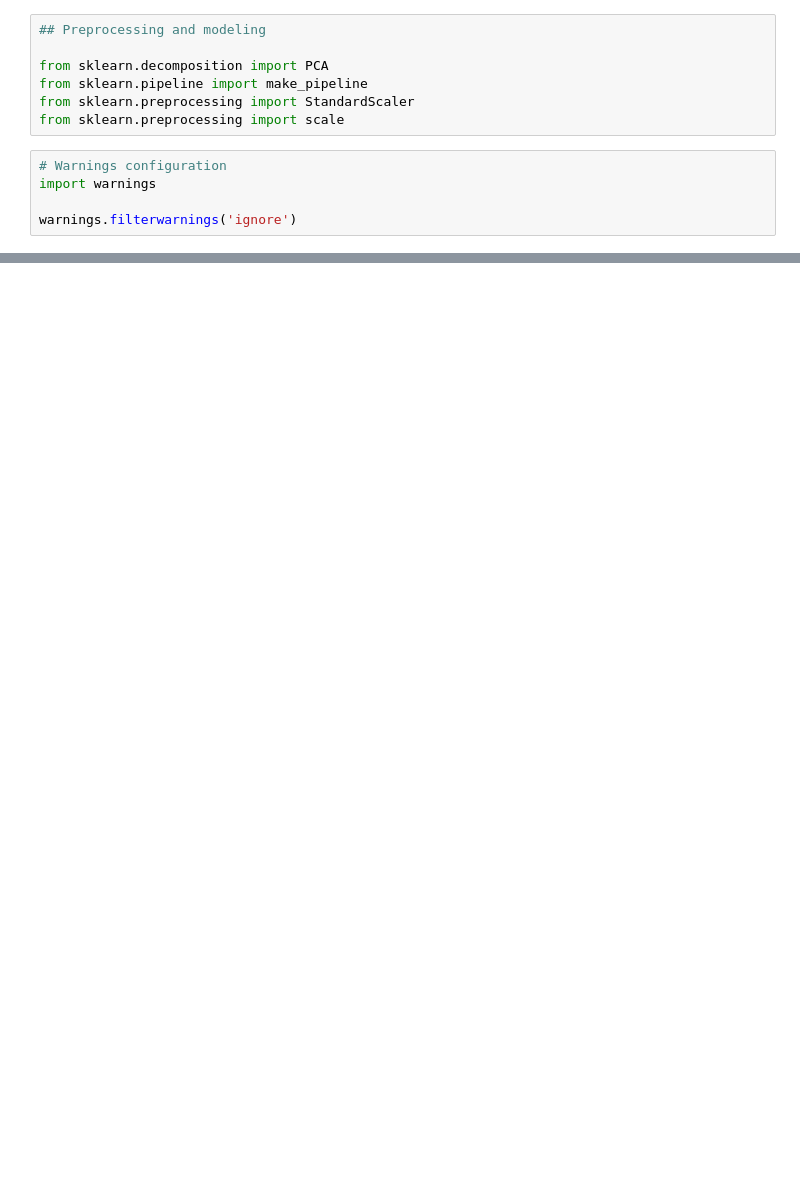
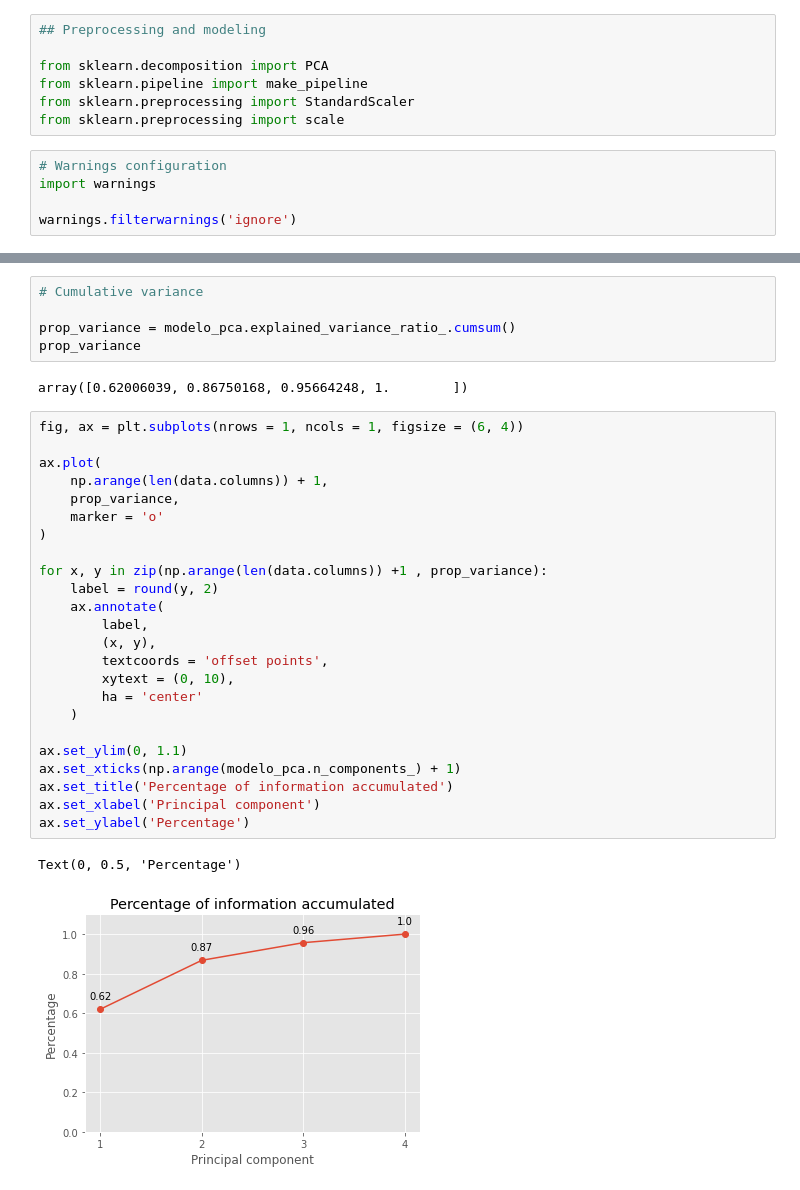
Before and after one commit to jucalfonsom/data-preparation-course, a Jupyter notebook: pca/pca.ipynb, the cells around one changed output, grey strips where cells are left out. Saved outputs shown, nothing was run; the diff lists cells and outputs as text; blank space fills up the shorter version.

```diff
--- a/pca/pca.ipynb
+++ b/pca/pca.ipynb
@@ -27,0 +150,34 @@ warnings.filterwarnings('ignore')
+# %%
+# Cumulative variance
+
+prop_variance = modelo_pca.explained_variance_ratio_.cumsum()
+prop_variance
+# %% [output]
+array([0.62006039, 0.86750168, 0.95664248, 1.        ])
+# %%
+fig, ax = plt.subplots(nrows = 1, ncols = 1, figsize = (6, 4))
+
+ax.plot(
+    np.arange(len(data.columns)) + 1,
+    prop_variance,
+    marker = 'o'
+)
+
+for x, y in zip(np.arange(len(data.columns)) +1 , prop_variance):
+    label = round(y, 2)
+    ax.annotate(
+        label,
+        (x, y),
+        textcoords = 'offset points',
+        xytext = (0, 10),
+        ha = 'center'
+    )
+
+ax.set_ylim(0, 1.1)
+ax.set_xticks(np.arange(modelo_pca.n_components_) + 1)
+ax.set_title('Percentage of information accumulated')
+ax.set_xlabel('Principal component')
+ax.set_ylabel('Percentage')
+# %% [output]
+Text(0, 0.5, 'Percentage')
+[figure, added]
```
Also changed, not shown: parts of 20 cells of this notebook.
